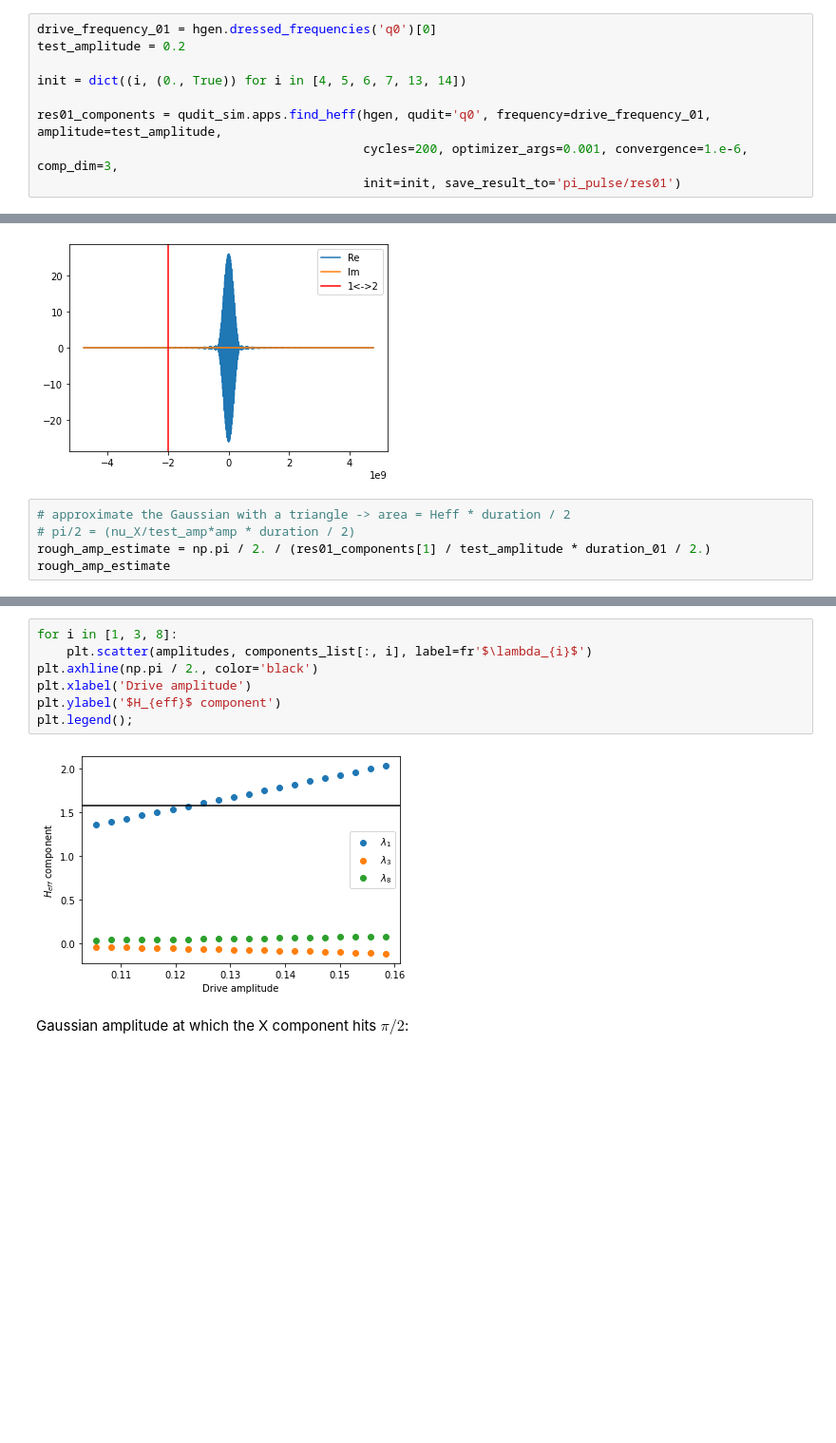
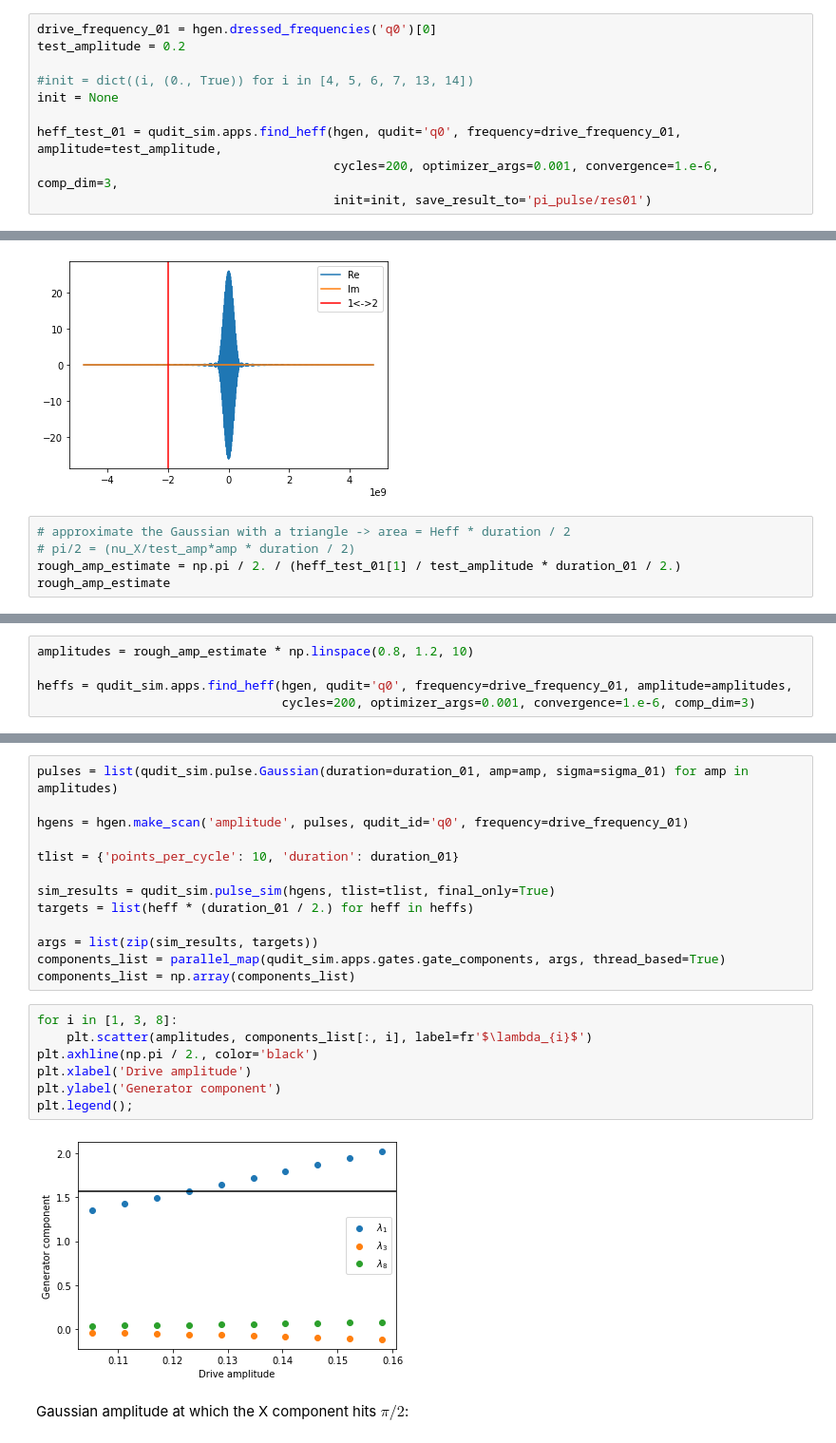
Before and after one commit to UTokyo-ICEPP/qudit-sim, a Jupyter notebook: examples/pi_pulse.ipynb, the cells around one changed output, grey strips where cells are left out. Shown at 95% size. Saved outputs shown, nothing was run; the diff lists cells and outputs as text; blank space fills up the shorter version.

```diff
--- a/examples/pi_pulse.ipynb
+++ b/examples/pi_pulse.ipynb
@@ -34,11 +36,12 @@ First we apply a constant drive and identify which terms are present in the ququ
 drive_frequency_01 = hgen.dressed_frequencies('q0')[0]
 test_amplitude = 0.2
 
-init = dict((i, (0., True)) for i in [4, 5, 6, 7, 13, 14])
+#init = dict((i, (0., True)) for i in [4, 5, 6, 7, 13, 14])
+init = None
 
-res01_components = qudit_sim.apps.find_heff(hgen, qudit='q0', frequency=drive_frequency_01, amplitude=test_amplitude,
-                                            cycles=200, optimizer_args=0.001, convergence=1.e-6, comp_dim=3,
-                                            init=init, save_result_to='pi_pulse/res01')
+heff_test_01 = qudit_sim.apps.find_heff(hgen, qudit='q0', frequency=drive_frequency_01, amplitude=test_amplitude,
+                                        cycles=200, optimizer_args=0.001, convergence=1.e-6, comp_dim=3,
+                                        init=init, save_result_to='pi_pulse/res01')
 # %%
 qudit_sim.visualization.inspect_heff_fit('pi_pulse/res01.h5');
 # %% [output]
@@ -99,6 +96,6 @@ plt.legend();
 # %%
 # approximate the Gaussian with a triangle -> area = Heff * duration / 2
 # pi/2 = (nu_X/test_amp*amp * duration / 2)
-rough_amp_estimate = np.pi / 2. / (res01_components[1] / test_amplitude * duration_01 / 2.)
+rough_amp_estimate = np.pi / 2. / (heff_test_01[1] / test_amplitude * duration_01 / 2.)
 rough_amp_estimate
 # %% [output]
@@ -116,0 +103,5 @@ components_list = np.array(qudit_sim.apps.gates.gate_components(sim_results, com
+# %%
+amplitudes = rough_amp_estimate * np.linspace(0.8, 1.2, 10)
+
+heffs = qudit_sim.apps.find_heff(hgen, qudit='q0', frequency=drive_frequency_01, amplitude=amplitudes,
+                                 cycles=200, optimizer_args=0.001, convergence=1.e-6, comp_dim=3)
@@ -117,12 +110,25 @@ components_list = np.array(qudit_sim.apps.gates.gate_components(sim_results, com
+# %%
+pulses = list(qudit_sim.pulse.Gaussian(duration=duration_01, amp=amp, sigma=sigma_01) for amp in amplitudes)
+
+hgens = hgen.make_scan('amplitude', pulses, qudit_id='q0', frequency=drive_frequency_01)
+
+tlist = {'points_per_cycle': 10, 'duration': duration_01}
+
+sim_results = qudit_sim.pulse_sim(hgens, tlist=tlist, final_only=True)
+targets = list(heff * (duration_01 / 2.) for heff in heffs)
+
+args = list(zip(sim_results, targets))
+components_list = parallel_map(qudit_sim.apps.gates.gate_components, args, thread_based=True)
+components_list = np.array(components_list)
 # %%
 for i in [1, 3, 8]:
     plt.scatter(amplitudes, components_list[:, i], label=fr'$\lambda_{i}$')
 plt.axhline(np.pi / 2., color='black')
 plt.xlabel('Drive amplitude')
-plt.ylabel('$H_{eff}$ component')
+plt.ylabel('Generator component')
 plt.legend();
 # %% [output]
-[figure, old version]
+[figure, new version]
 # %% [markdown]
 Gaussian amplitude at which the X component hits $\pi/2$:
 # %%
```
Also changed, not shown: parts of 42 cells of this notebook.
